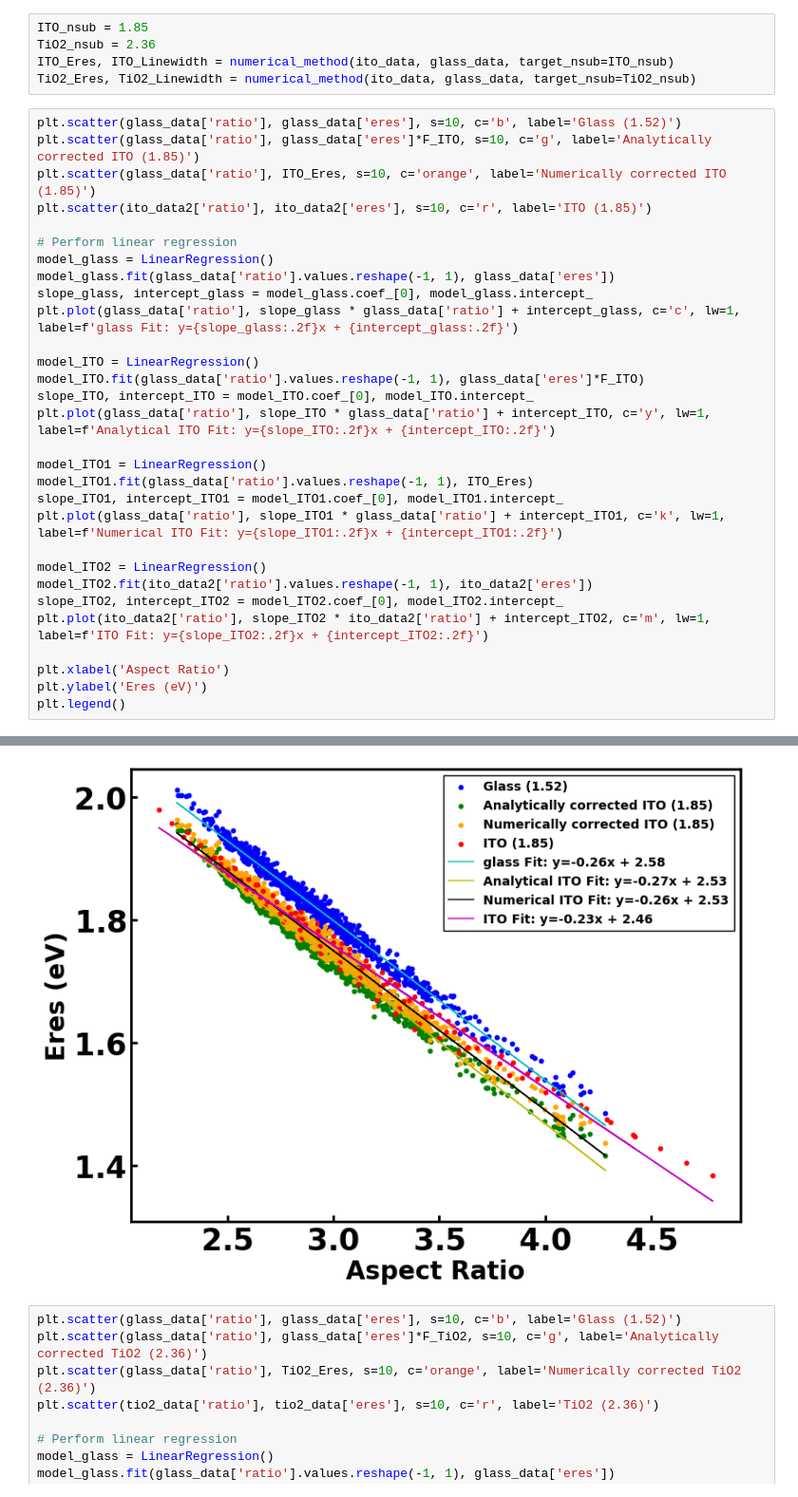
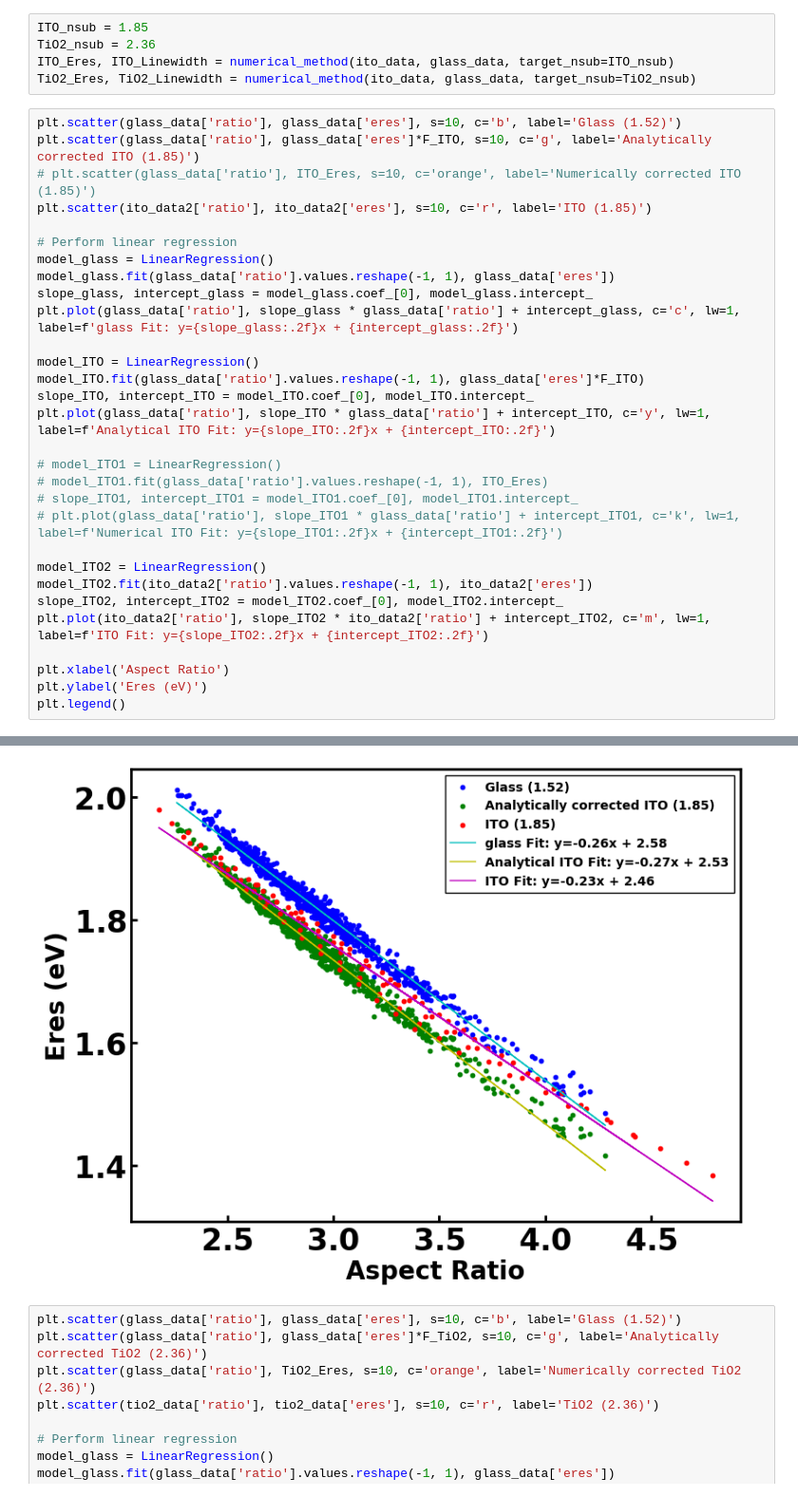
Before and after one commit to SWAN88/AuNR_DA, a Jupyter notebook: 060424_ana_num_comparison.ipynb, the cells around one changed output, grey strips where cells are left out. Shown at 95% size. Cells and saved outputs as stored; diff of their text form.

```diff
--- a/060424_ana_num_comparison.ipynb
+++ b/060424_ana_num_comparison.ipynb
@@ -330,36 +316,36 @@ TiO2_Eres, TiO2_Linewidth = numerical_method(ito_data, glass_data, target_nsub=T
 # %%
 plt.scatter(glass_data['ratio'], glass_data['eres'], s=10, c='b', label='Glass (1.52)')
 plt.scatter(glass_data['ratio'], glass_data['eres']*F_ITO, s=10, c='g', label='Analytically corrected ITO (1.85)')
-plt.scatter(glass_data['ratio'], ITO_Eres, s=10, c='orange', label='Numerically corrected ITO (1.85)')
+# plt.scatter(glass_data['ratio'], ITO_Eres, s=10, c='orange', label='Numerically corrected ITO (1.85)')
 plt.scatter(ito_data2['ratio'], ito_data2['eres'], s=10, c='r', label='ITO (1.85)')
 
 # Perform linear regression
 model_glass = LinearRegression()
 model_glass.fit(glass_data['ratio'].values.reshape(-1, 1), glass_data['eres'])
 slope_glass, intercept_glass = model_glass.coef_[0], model_glass.intercept_
 plt.plot(glass_data['ratio'], slope_glass * glass_data['ratio'] + intercept_glass, c='c', lw=1, label=f'glass Fit: y={slope_glass:.2f}x + {intercept_glass:.2f}')
 
 model_ITO = LinearRegression()
 model_ITO.fit(glass_data['ratio'].values.reshape(-1, 1), glass_data['eres']*F_ITO)
 slope_ITO, intercept_ITO = model_ITO.coef_[0], model_ITO.intercept_
 plt.plot(glass_data['ratio'], slope_ITO * glass_data['ratio'] + intercept_ITO, c='y', lw=1, label=f'Analytical ITO Fit: y={slope_ITO:.2f}x + {intercept_ITO:.2f}')
 
-model_ITO1 = LinearRegression()
-model_ITO1.fit(glass_data['ratio'].values.reshape(-1, 1), ITO_Eres)
-slope_ITO1, intercept_ITO1 = model_ITO1.coef_[0], model_ITO1.intercept_
-plt.plot(glass_data['ratio'], slope_ITO1 * glass_data['ratio'] + intercept_ITO1, c='k', lw=1, label=f'Numerical ITO Fit: y={slope_ITO1:.2f}x + {intercept_ITO1:.2f}')
+# model_ITO1 = LinearRegression()
+# model_ITO1.fit(glass_data['ratio'].values.reshape(-1, 1), ITO_Eres)
+# slope_ITO1, intercept_ITO1 = model_ITO1.coef_[0], model_ITO1.intercept_
+# plt.plot(glass_data['ratio'], slope_ITO1 * glass_data['ratio'] + intercept_ITO1, c='k', lw=1, label=f'Numerical ITO Fit: y={slope_ITO1:.2f}x + {intercept_ITO1:.2f}')
 
 model_ITO2 = LinearRegression()
 model_ITO2.fit(ito_data2['ratio'].values.reshape(-1, 1), ito_data2['eres'])
 slope_ITO2, intercept_ITO2 = model_ITO2.coef_[0], model_ITO2.intercept_
 plt.plot(ito_data2['ratio'], slope_ITO2 * ito_data2['ratio'] + intercept_ITO2, c='m', lw=1, label=f'ITO Fit: y={slope_ITO2:.2f}x + {intercept_ITO2:.2f}')
 
 plt.xlabel('Aspect Ratio')
 plt.ylabel('Eres (eV)')
 plt.legend()
 # %% [output]
 <matplotlib.legend.Legend at 0x...>
-[figure, old version]
+[figure, new version]
 # %%
 plt.scatter(glass_data['ratio'], glass_data['eres'], s=10, c='b', label='Glass (1.52)')
 plt.scatter(glass_data['ratio'], glass_data['eres']*F_TiO2, s=10, c='g', label='Analytically corrected TiO2 (2.36)')
```
Also changed, not shown: parts of 11 cells of this notebook.
